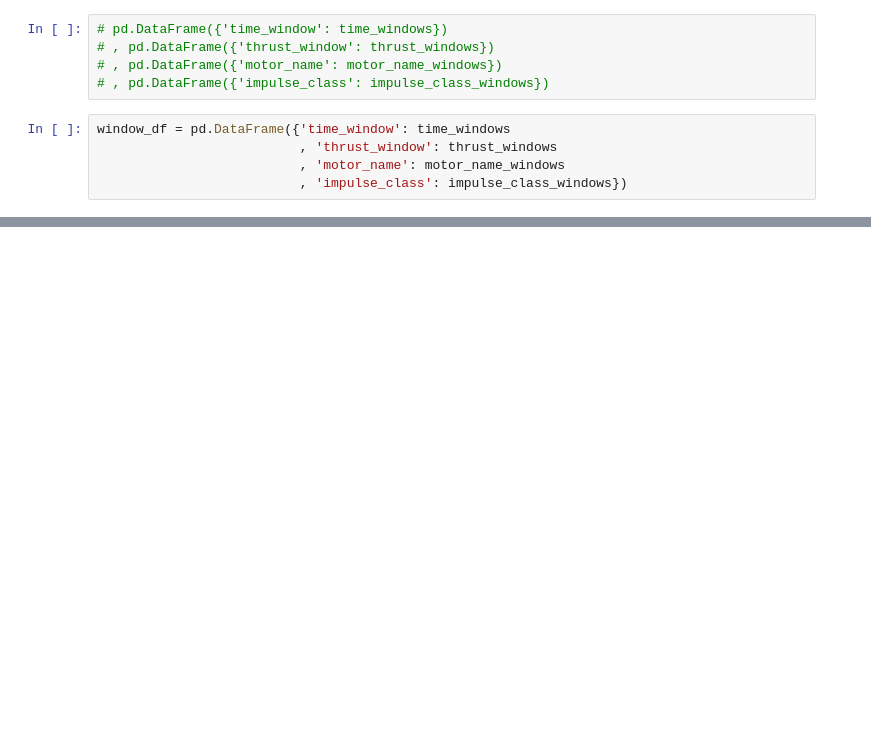
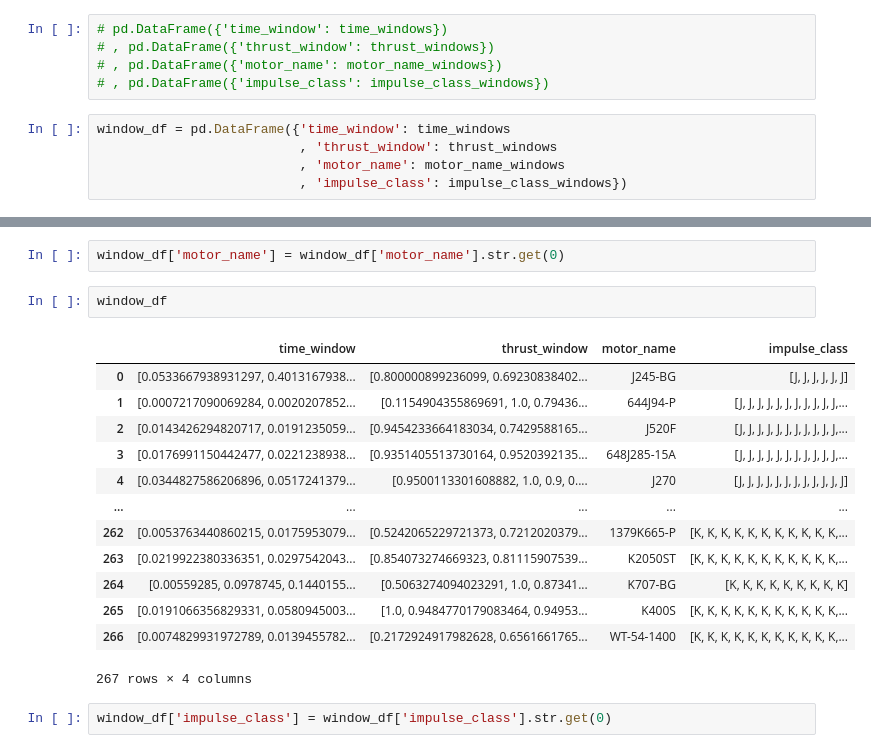
Before and after one commit to shadadu/RocketPill, a Jupyter notebook: ipynb-notebooks/analytics_of_thrust_curve_data.ipynb, the cells around one changed output, grey strips where cells are left out. Saved outputs shown, nothing was run; the diff lists cells and outputs as text; blank space fills up the shorter version.

```diff
--- a/ipynb-notebooks/analytics_of_thrust_curve_data.ipynb
+++ b/ipynb-notebooks/analytics_of_thrust_curve_data.ipynb
@@ -241,3 +248,23 @@ window_df.head()
 | 2 | [0.0143426294820717, 0.0191235059... | [0.9454233664183034, 0.7429588165... | [J520F, J520F, J520F, J520F, J520... | [J, J, J, J, J, J, J, J, J, J, J,... |
 | 3 | [0.0176991150442477, 0.0221238938... | [0.9351405513730164, 0.9520392135... | [648J285-15A, 648J285-15A, 648J28... | [J, J, J, J, J, J, J, J, J, J, J,... |
 | 4 | [0.0344827586206896, 0.0517241379... | [0.9500113301608882, 1.0, 0.9, 0.... | [J270, J270, J270, J270, J270, J2... | [J, J, J, J, J, J, J, J, J, J, J, J] |
+# %%
+window_df['motor_name'] = window_df['motor_name'].str.get(0)
+# %%
+window_df
+# %% [output]
+|  | time_window | thrust_window | motor_name | impulse_class |
+| 0 | [0.0533667938931297, 0.4013167938... | [0.800000899236099, 0.69230838402... | J245-BG | [J, J, J, J, J, J] |
+| 1 | [0.0007217090069284, 0.0020207852... | [0.1154904355869691, 1.0, 0.79436... | 644J94-P | [J, J, J, J, J, J, J, J, J, J, J,... |
+| 2 | [0.0143426294820717, 0.0191235059... | [0.9454233664183034, 0.7429588165... | J520F | [J, J, J, J, J, J, J, J, J, J, J,... |
+| 3 | [0.0176991150442477, 0.0221238938... | [0.9351405513730164, 0.9520392135... | 648J285-15A | [J, J, J, J, J, J, J, J, J, J, J,... |
+| 4 | [0.0344827586206896, 0.0517241379... | [0.9500113301608882, 1.0, 0.9, 0.... | J270 | [J, J, J, J, J, J, J, J, J, J, J, J] |
+| ... | ... | ... | ... | ... |
+| 262 | [0.0053763440860215, 0.0175953079... | [0.5242065229721373, 0.7212020379... | 1379K665-P | [K, K, K, K, K, K, K, K, K, K, K,... |
+| 263 | [0.0219922380336351, 0.0297542043... | [0.854073274669323, 0.81115907539... | K2050ST | [K, K, K, K, K, K, K, K, K, K, K,... |
+| 264 | [0.00559285, 0.0978745, 0.1440155... | [0.5063274094023291, 1.0, 0.87341... | K707-BG | [K, K, K, K, K, K, K, K, K] |
+| 265 | [0.0191066356829331, 0.0580945003... | [1.0, 0.9484770179083464, 0.94953... | K400S | [K, K, K, K, K, K, K, K, K, K, K,... |
+| 266 | [0.0074829931972789, 0.0139455782... | [0.2172924917982628, 0.6561661765... | WT-54-1400 | [K, K, K, K, K, K, K, K, K, K, K,... |
+267 rows × 4 columns
+# %%
+window_df['impulse_class'] = window_df['impulse_class'].str.get(0)
```
Also changed, not shown: parts of 2 cells of this notebook.
